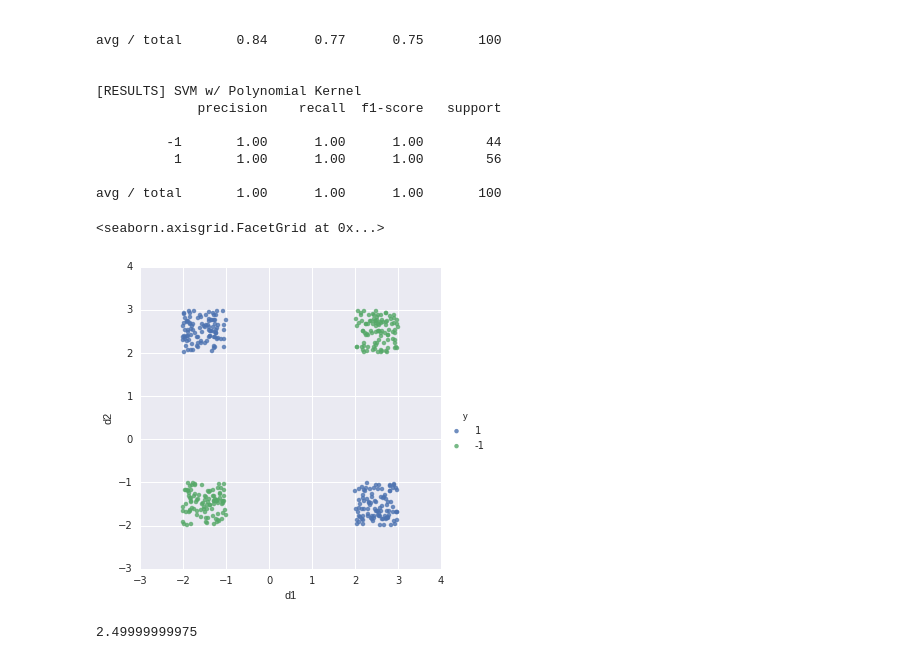
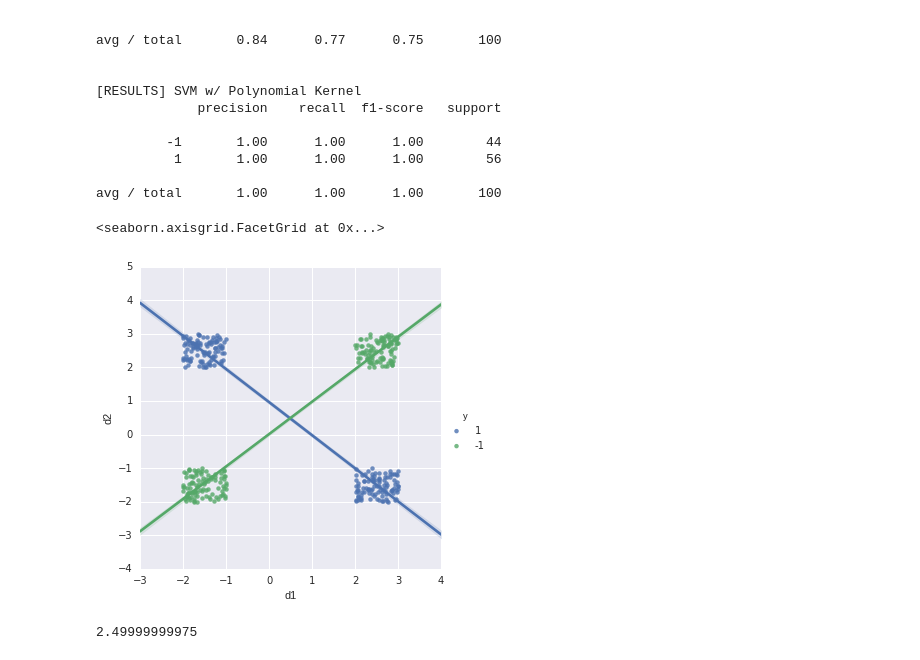
Before and after one commit to YaroslavSchubert/pyimagegurus, a Jupyter notebook: MONTH_3_1.ipynb, the cells around one changed output. Drawn from its saved outputs; the diff is of its cells as text; code cells hidden in the pictures.

```diff
--- a/MONTH_3_1.ipynb
+++ b/MONTH_3_1.ipynb
@@ -201,13 +201,13 @@ avg / total       1.00      1.00      1.00       100
 # %%
 import seaborn as sns
 
 df = pd.DataFrame(X)
 df['y'] = pd.DataFrame(y)
 df.columns = ['d1','d2','y']
-sns.lmplot('d1','d2',df,'y', fit_reg=False)
+sns.lmplot('d1','d2',df,'y', fit_reg=True)
 # %% [output]
 <seaborn.axisgrid.FacetGrid at 0x...>
-[figure, old version]
+[figure, new version]
 # %%
 from projects.ImageSearchEngine_32.cbir import dists
 # %%
```
Also changed, not shown: parts of 4 cells of this notebook, 6 other files.
